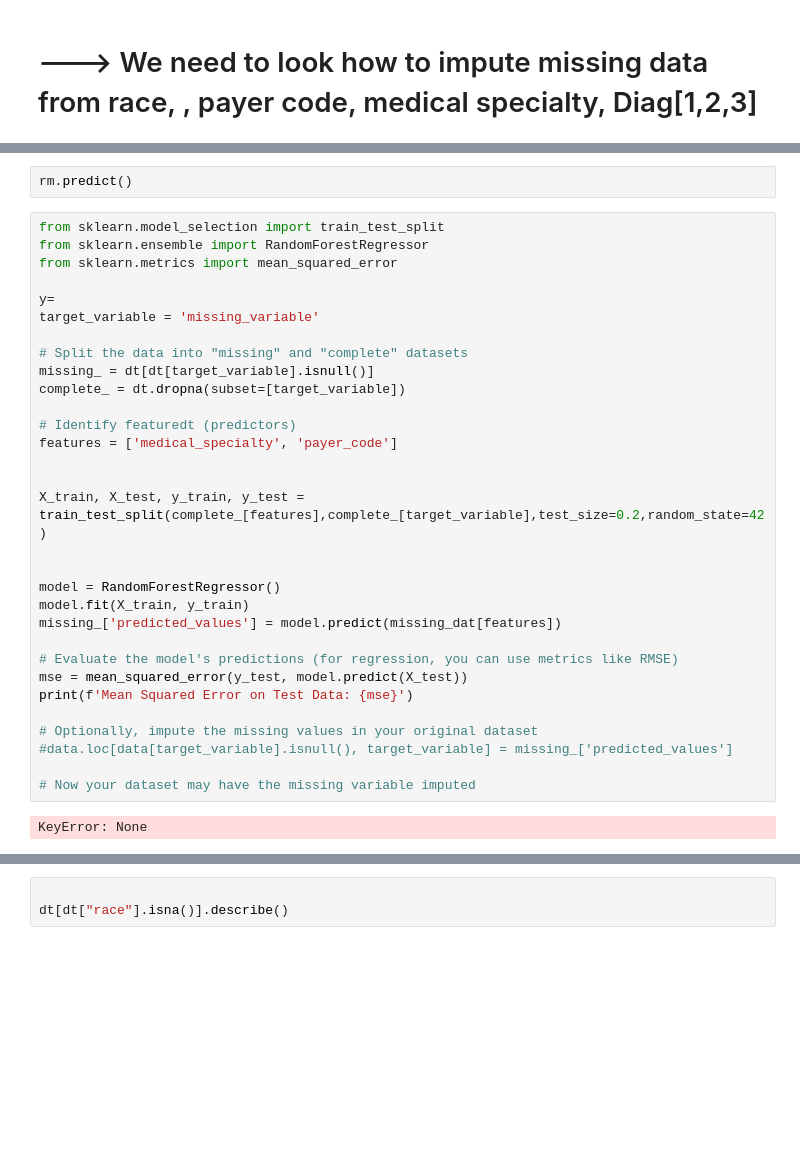
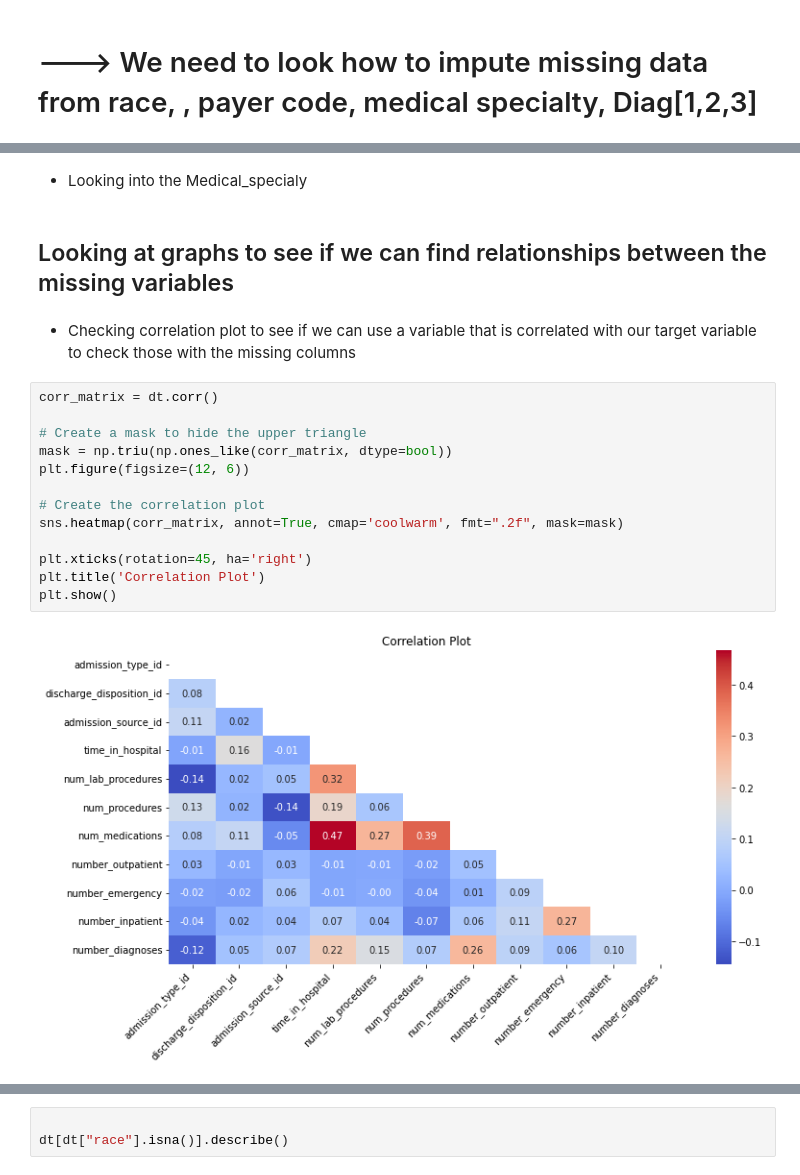
Before and after one commit to lauraah10/QW-Projects, a Jupyter notebook: Project2_QW.ipynb, the cells around one changed output, grey strips where cells are left out. Cells and saved outputs as stored; diff of their text form; blank space fills up the shorter version.

```diff
--- a/Project2_QW.ipynb
+++ b/Project2_QW.ipynb
@@ -535,35 +80,21 @@ dt.isnull().sum().to_frame(name='counts').query('counts > 0')
-# %%
-rm.predict()
-# %%
-from sklearn.model_selection import train_test_split
-from sklearn.ensemble import RandomForestRegressor
-from sklearn.metrics import mean_squared_error
-
-y=
-target_variable = 'missing_variable'
-
-# Split the data into "missing" and "complete" datasets
-missing_ = dt[dt[target_variable].isnull()]
-complete_ = dt.dropna(subset=[target_variable])
-
-# Identify featuredt (predictors)
-features = ['medical_specialty', 'payer_code']
-
-
-X_train, X_test, y_train, y_test = train_test_split(complete_[features],complete_[target_variable],test_size=0.2,random_state=42)
-
-
-model = RandomForestRegressor()
-model.fit(X_train, y_train)
-missing_['predicted_values'] = model.predict(missing_dat[features])
-
-# Evaluate the model's predictions (for regression, you can use metrics like RMSE)
-mse = mean_squared_error(y_test, model.predict(X_test))
-print(f'Mean Squared Error on Test Data: {mse}')
-
-# Optionally, impute the missing values in your original dataset
-#data.loc[data[target_variable].isnull(), target_variable] = missing_['predicted_values']
-
-# Now your dataset may have the missing variable imputed
-# %% [output]
-KeyError: None
+# %% [markdown]
++ Looking into the Medical_specialy
+# %% [markdown]
+## Looking at graphs to see if we can find relationships between the missing variables
+# %% [markdown]
++ Checking correlation plot to see if we can use a variable that is correlated with our target variable to check those with the missing columns
+# %%
+corr_matrix = dt.corr()
+
+# Create a mask to hide the upper triangle
+mask = np.triu(np.ones_like(corr_matrix, dtype=bool))
+plt.figure(figsize=(12, 6))
+
+# Create the correlation plot
+sns.heatmap(corr_matrix, annot=True, cmap='coolwarm', fmt=".2f", mask=mask)
+
+plt.xticks(rotation=45, ha='right')
+plt.title('Correlation Plot')
+plt.show()
+# %% [output]
+[figure, added]
```
Also changed, not shown: parts of 67 cells of this notebook.
